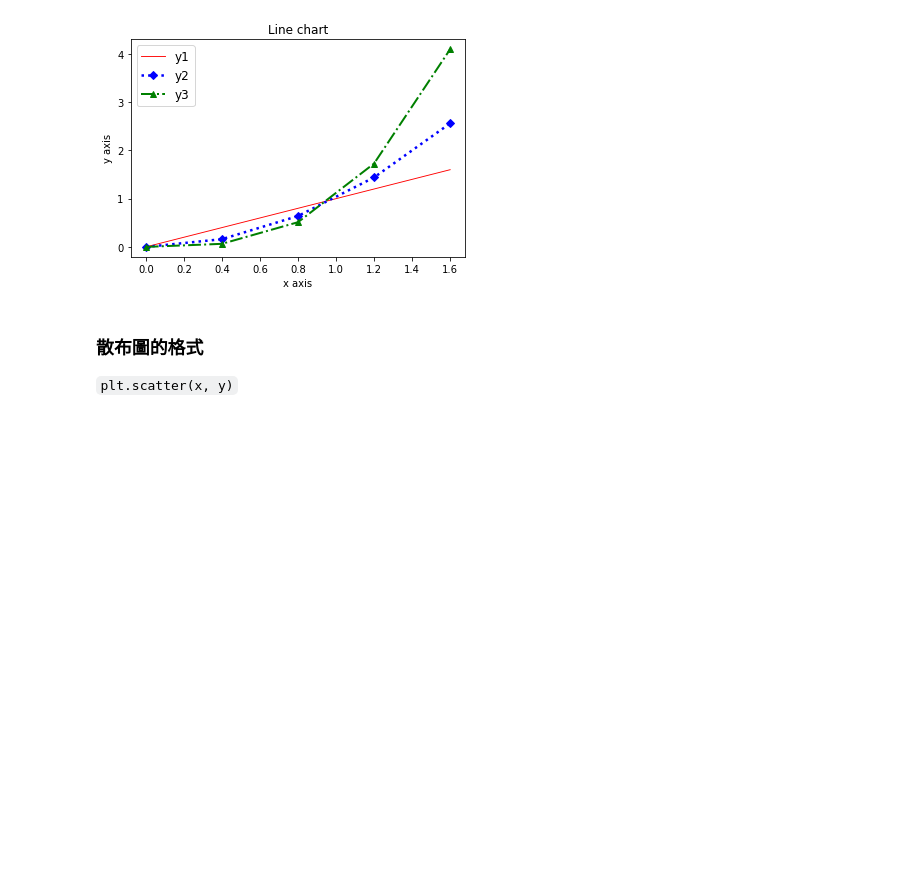
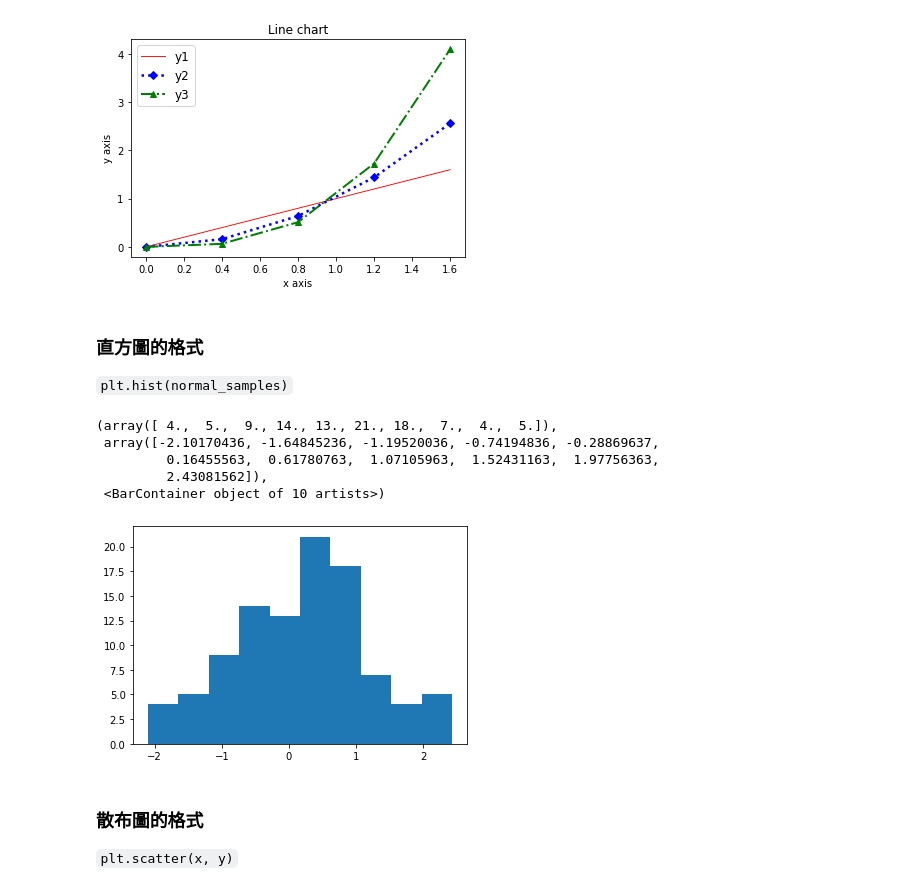
Before and after one commit to dannyliuyunhsin/Plot-Basics, a Jupyter notebook: notebook/class1/Plot Basics Chapter1-Matplotlib.ipynb, the cells around one changed output. Drawn from its saved outputs; the diff is of its cells as text; code cells hidden in the pictures; blank space fills up the shorter version.

```diff
--- a/notebook/class1/Plot Basics Chapter1-Matplotlib.ipynb
+++ b/notebook/class1/Plot Basics Chapter1-Matplotlib.ipynb
@@ -129,6 +136,22 @@ plt.legend(loc=0, prop={'size': "large"})
 # %% [output]
 <matplotlib.legend.Legend at 0x...>
 [figure]
+# %% [markdown]
+### 直方圖的格式
+
+`plt.hist(normal_samples)`
+# %%
+# 生成常態分布的100個點 : 平均數為0，標準差為1的數據
+normal_samples = np.random.normal(size=100)
+
+plt.hist(normal_samples)
+# %% [output]
+(array([ 4.,  5.,  9., 14., 13., 21., 18.,  7.,  4.,  5.]),
+ array([-2.10170436, -1.64845236, -1.19520036, -0.74194836, -0.28869637,
+         0.16455563,  0.61780763,  1.07105963,  1.52431163,  1.97756363,
+         2.43081562]),
+ <BarContainer object of 10 artists>)
+[figure, added]
 # %% [markdown]
 ### 散布圖的格式
 
```
Also changed, not shown: parts of 13 cells of this notebook, 9 other files.
